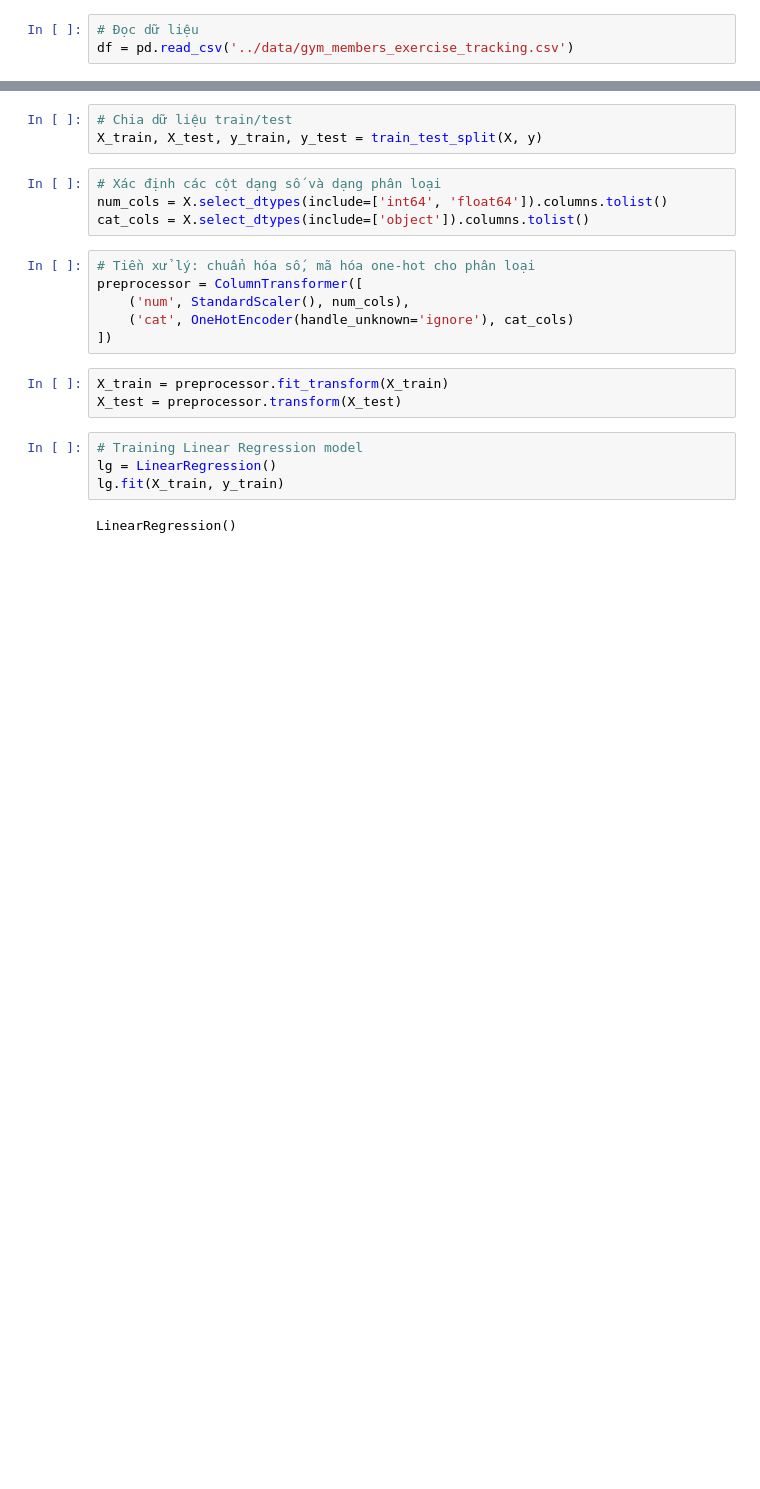
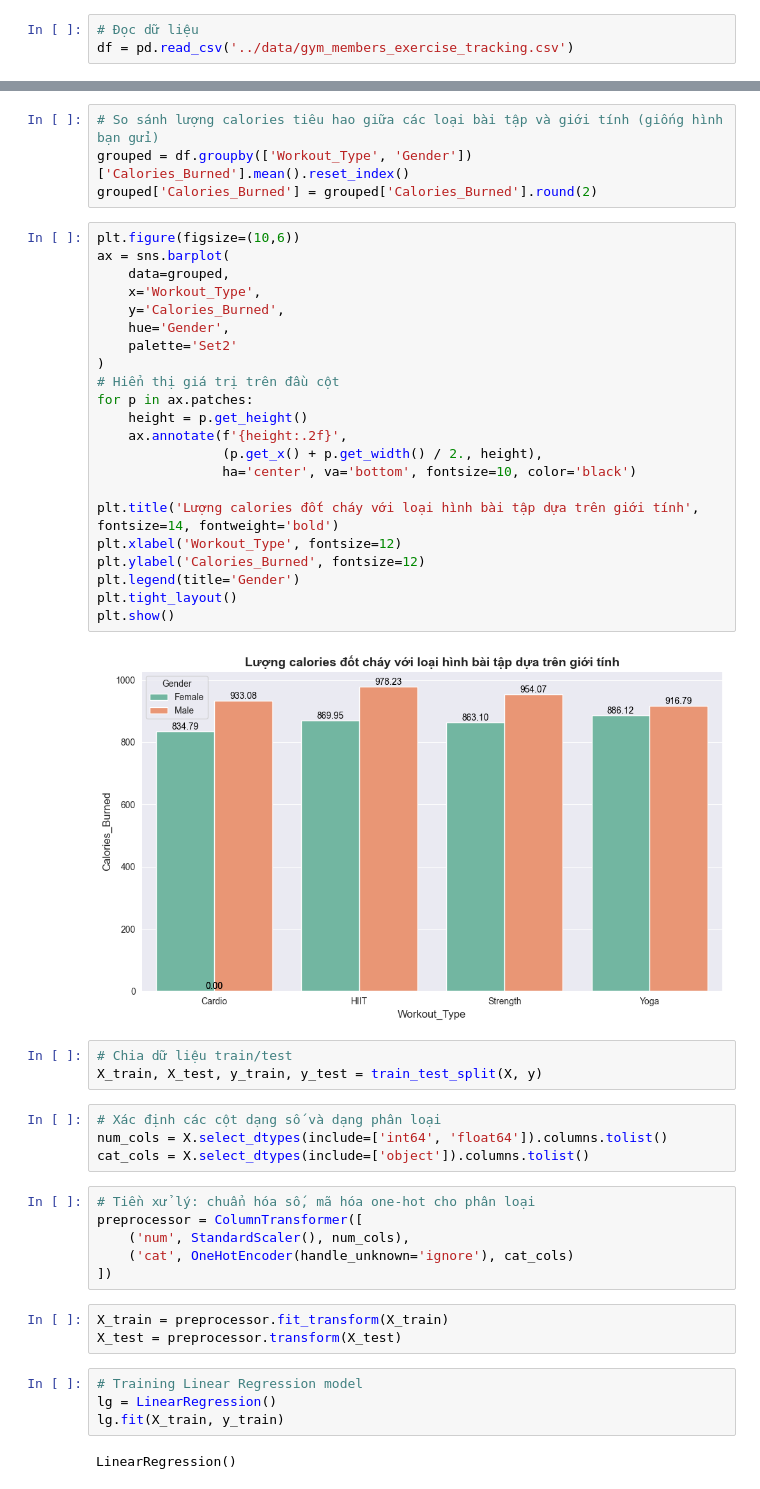
Before and after one commit to skibidi2004/AI_gymer, a Jupyter notebook: notebook/test.ipynb, the cells around one changed output, grey strips where cells are left out. Drawn from its saved outputs; the diff is of its cells as text; blank space fills up the shorter version.

```diff
--- a/notebook/test.ipynb
+++ b/notebook/test.ipynb
@@ -47,3 +48,31 @@ X = df.drop(['Calories_Burned', 'BMI'], axis=1)
+# %%
+# So sánh lượng calories tiêu hao giữa các loại bài tập và giới tính (giống hình bạn gửi)
+grouped = df.groupby(['Workout_Type', 'Gender'])['Calories_Burned'].mean().reset_index()
+grouped['Calories_Burned'] = grouped['Calories_Burned'].round(2)
+# %%
+plt.figure(figsize=(10,6))
+ax = sns.barplot(
+    data=grouped,
+    x='Workout_Type',
+    y='Calories_Burned',
+    hue='Gender',
+    palette='Set2'
+)
+# Hiển thị giá trị trên đầu cột
+for p in ax.patches:
+    height = p.get_height()
+    ax.annotate(f'{height:.2f}',
+                (p.get_x() + p.get_width() / 2., height),
+                ha='center', va='bottom', fontsize=10, color='black')
+
+plt.title('Lượng calories đốt cháy với loại hình bài tập dựa trên giới tính', fontsize=14, fontweight='bold')
+plt.xlabel('Workout_Type', fontsize=12)
+plt.ylabel('Calories_Burned', fontsize=12)
+plt.legend(title='Gender')
+plt.tight_layout()
+plt.show()
+# %% [output]
+[figure, added]
 # %%
 # Chia dữ liệu train/test
 X_train, X_test, y_train, y_test = train_test_split(X, y)
```
Also changed, not shown: parts of 8 cells of this notebook, 4 other files.
